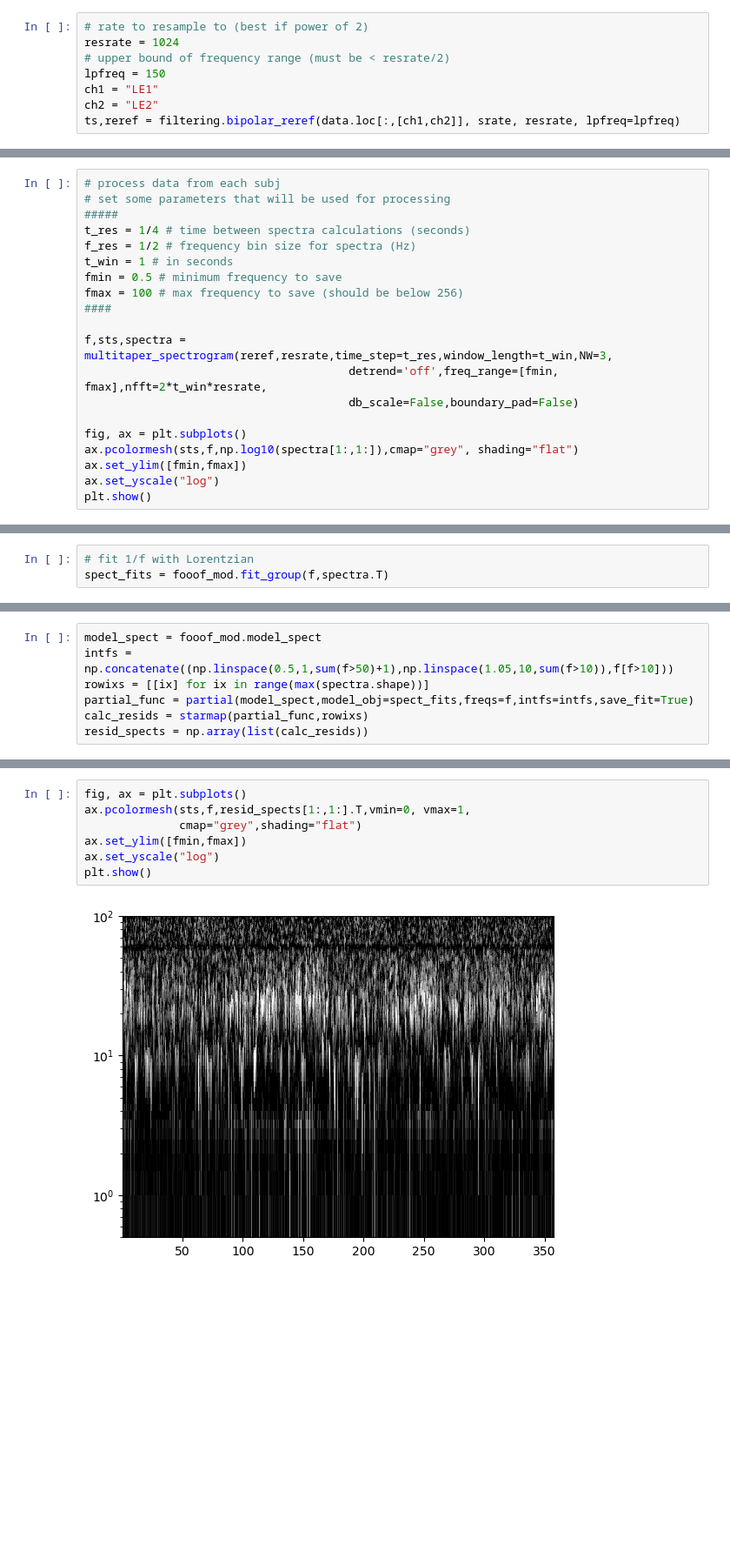
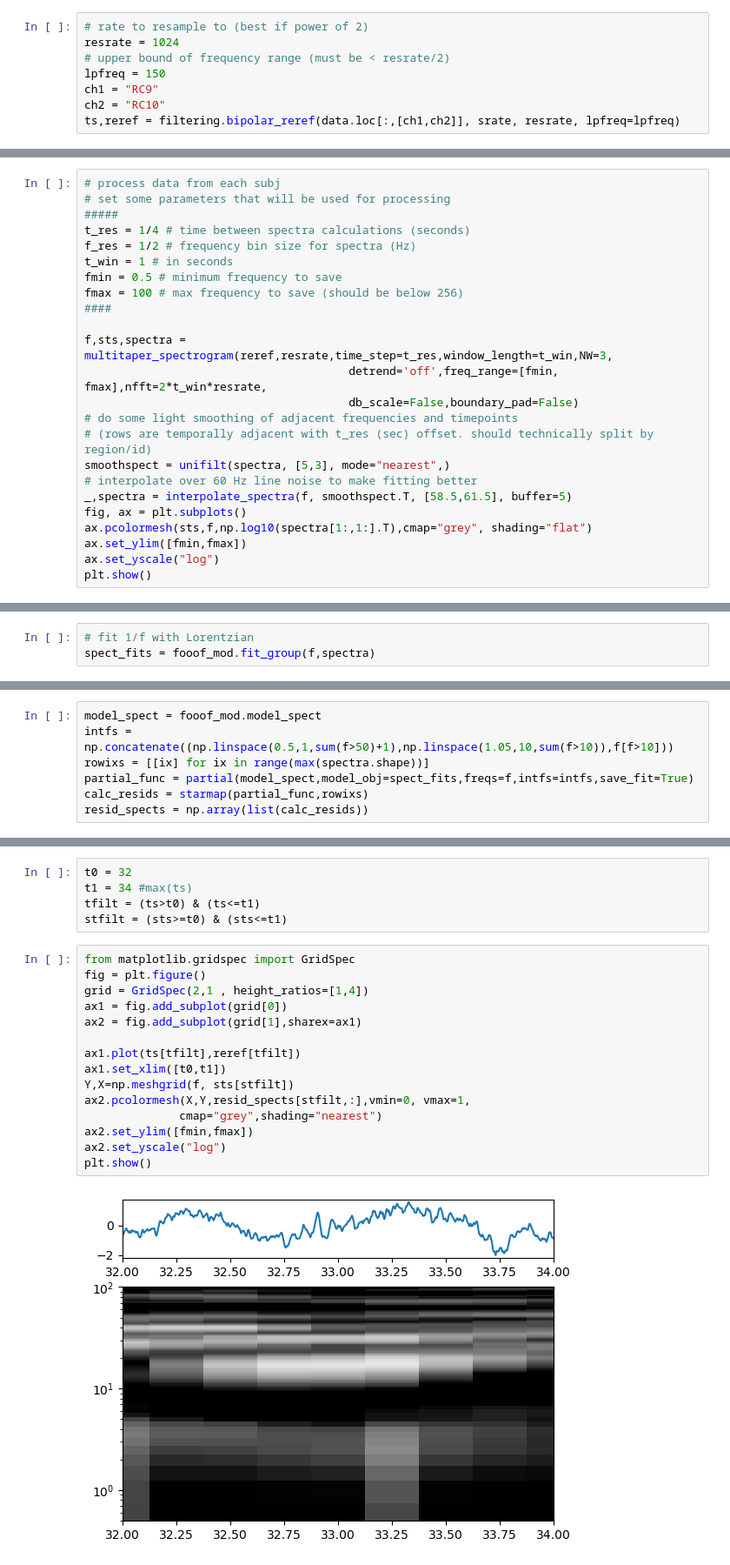
Before and after one commit to jtmiles/GRID_lab_python, a Jupyter notebook: load_reref.ipynb, the cells around one changed output, grey strips where cells are left out. Shown at 87% size. Cells and saved outputs as stored; diff of their text form; blank space fills up the shorter version.

```diff
--- a/load_reref.ipynb
+++ b/load_reref.ipynb
@@ -78,8 +76,8 @@ montage
 resrate = 1024
 # upper bound of frequency range (must be < resrate/2)
 lpfreq = 150
-ch1 = "LE1"
-ch2 = "LE2"
+ch1 = "RC9"
+ch2 = "RC10"
 ts,reref = filtering.bipolar_reref(data.loc[:,[ch1,ch2]], srate, resrate, lpfreq=lpfreq)
 # %%
 t1 = rng.integers(resrate, high=len(reref))
@@ -109,9 +107,13 @@ fmax = 100 # max frequency to save (should be below 256)
 f,sts,spectra = multitaper_spectrogram(reref,resrate,time_step=t_res,window_length=t_win,NW=3,
                                        detrend='off',freq_range=[fmin, fmax],nfft=2*t_win*resrate,
                                        db_scale=False,boundary_pad=False)
-
+# do some light smoothing of adjacent frequencies and timepoints
+# (rows are temporally adjacent with t_res (sec) offset. should technically split by region/id)
+smoothspect = unifilt(spectra, [5,3], mode="nearest",)
+# interpolate over 60 Hz line noise to make fitting better
+_,spectra = interpolate_spectra(f, smoothspect.T, [58.5,61.5], buffer=5)
 fig, ax = plt.subplots()
-ax.pcolormesh(sts,f,np.log10(spectra[1:,1:]),cmap="grey", shading="flat")
+ax.pcolormesh(sts,f,np.log10(spectra[1:,1:].T),cmap="grey", shading="flat")
 ax.set_ylim([fmin,fmax])
 ax.set_yscale("log")
 plt.show()
@@ -120,4 +122,4 @@ plt.show()
 # %%
 # fit 1/f with Lorentzian
-spect_fits = fooof_mod.fit_group(f,spectra.T)
+spect_fits = fooof_mod.fit_group(f,spectra)
 # %% [output]
@@ -160,9 +162,22 @@ ax3.set_xscale("log")
+# %%
+t0 = 32
+t1 = 34 #max(ts)
+tfilt = (ts>t0) & (ts<=t1)
+stfilt = (sts>=t0) & (sts<=t1)
 # %%
-fig, ax = plt.subplots()
-ax.pcolormesh(sts,f,resid_spects[1:,1:].T,vmin=0, vmax=1,
-              cmap="grey",shading="flat")
-ax.set_ylim([fmin,fmax])
-ax.set_yscale("log")
+from matplotlib.gridspec import GridSpec
+fig = plt.figure()
+grid = GridSpec(2,1 , height_ratios=[1,4])
+ax1 = fig.add_subplot(grid[0])
+ax2 = fig.add_subplot(grid[1],sharex=ax1)
+
+ax1.plot(ts[tfilt],reref[tfilt])
+ax1.set_xlim([t0,t1])
+Y,X=np.meshgrid(f, sts[stfilt])
+ax2.pcolormesh(X,Y,resid_spects[stfilt,:],vmin=0, vmax=1,
+              cmap="grey",shading="nearest")
+ax2.set_ylim([fmin,fmax])
+ax2.set_yscale("log")
 plt.show()
 # %% [output]
-[figure, old version]
+[figure, new version]
```
Also changed, not shown: parts of 8 cells of this notebook, 1 other file.
